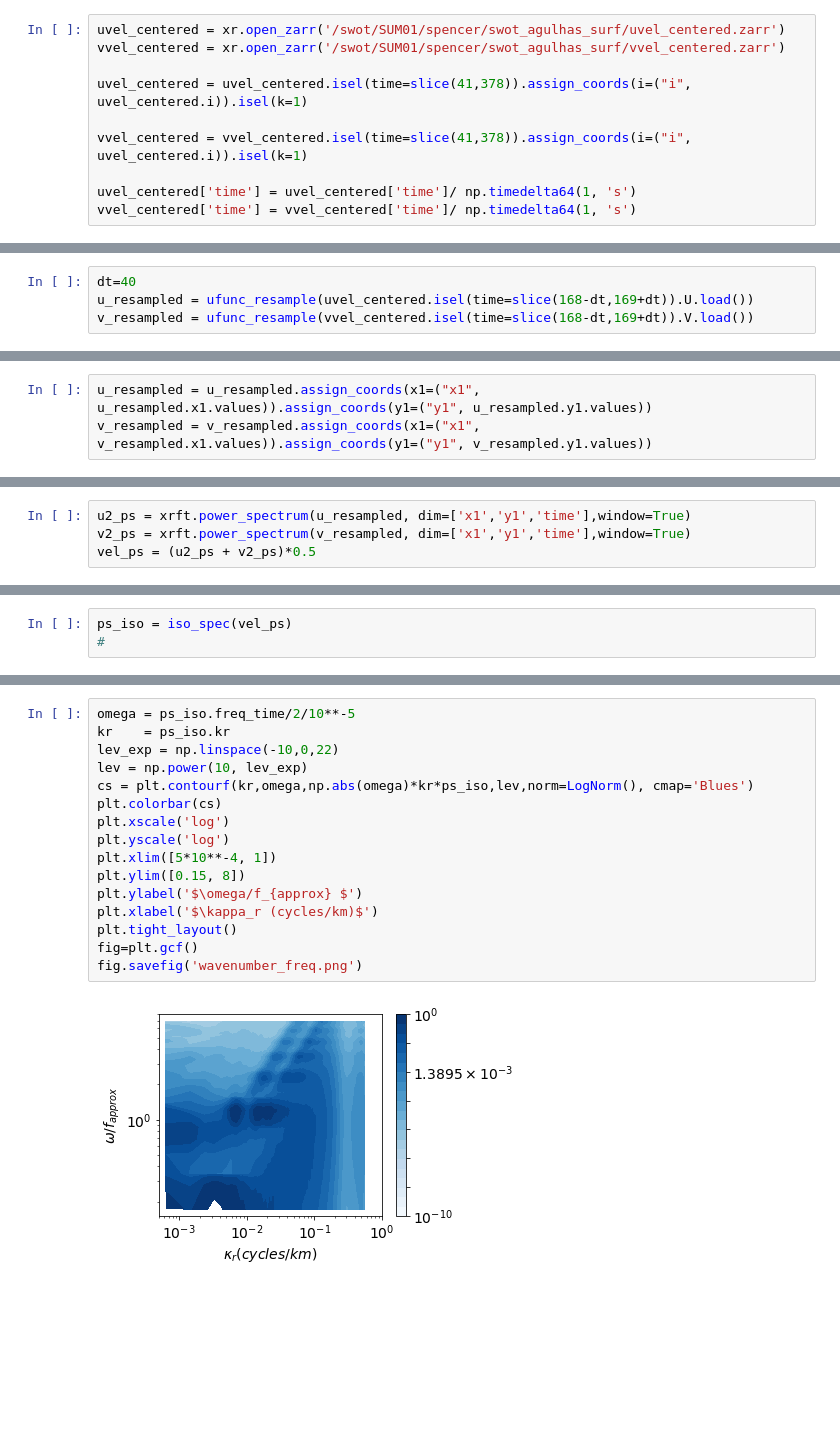
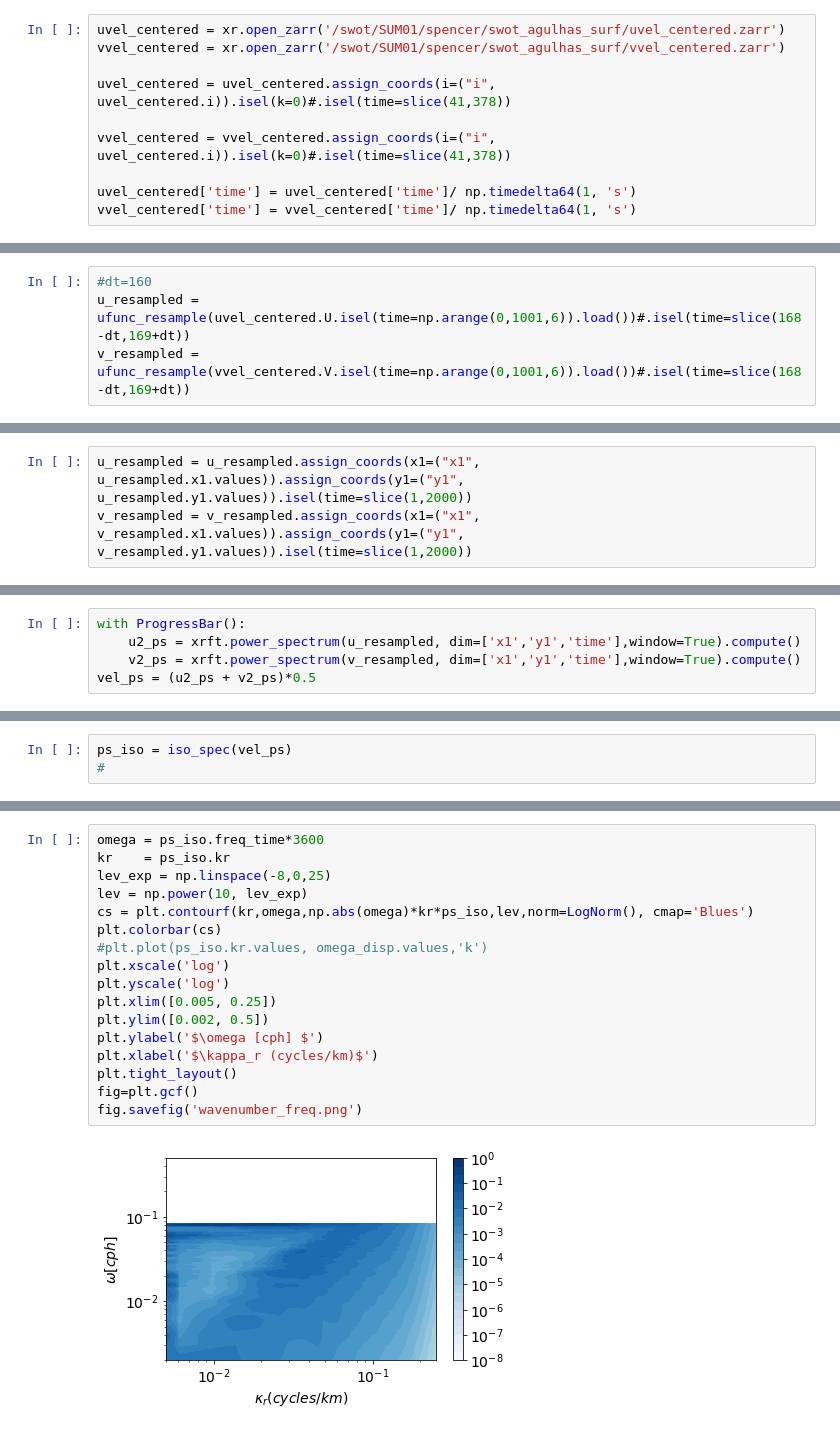
Before and after one commit to cspencerjones/separating-balanced, a Jupyter notebook: python/wavenumber_space.ipynb, the cells around one changed output, grey strips where cells are left out. Saved outputs shown, nothing was run; the diff lists cells and outputs as text; blank space fills up the shorter version.

Commit message:
Added Eulerian filtering to frequency/wavenumber spectrum

```diff
--- a/python/wavenumber_space.ipynb
+++ b/python/wavenumber_space.ipynb
@@ -15,9 +16,9 @@ plt.rcParams.update({'font.size': 14})
 uvel_centered = xr.open_zarr('/swot/SUM01/spencer/swot_agulhas_surf/uvel_centered.zarr')
 vvel_centered = xr.open_zarr('/swot/SUM01/spencer/swot_agulhas_surf/vvel_centered.zarr')
 
-uvel_centered = uvel_centered.isel(time=slice(41,378)).assign_coords(i=("i", uvel_centered.i)).isel(k=1)
+uvel_centered = uvel_centered.assign_coords(i=("i", uvel_centered.i)).isel(k=0)#.isel(time=slice(41,378))
 
-vvel_centered = vvel_centered.isel(time=slice(41,378)).assign_coords(i=("i", uvel_centered.i)).isel(k=1)
+vvel_centered = vvel_centered.assign_coords(i=("i", uvel_centered.i)).isel(k=0)#.isel(time=slice(41,378))
 
 uvel_centered['time'] = uvel_centered['time']/ np.timedelta64(1, 's')
 vvel_centered['time'] = vvel_centered['time']/ np.timedelta64(1, 's')
@@ -96,5 +89,5 @@ def ufunc_resample(data):
 # %%
-dt=40
-u_resampled = ufunc_resample(uvel_centered.isel(time=slice(168-dt,169+dt)).U.load())
-v_resampled = ufunc_resample(vvel_centered.isel(time=slice(168-dt,169+dt)).V.load())
+#dt=160
+u_resampled = ufunc_resample(uvel_centered.U.isel(time=np.arange(0,1001,6)).load())#.isel(time=slice(168-dt,169+dt))
+v_resampled = ufunc_resample(vvel_centered.V.isel(time=np.arange(0,1001,6)).load())#.isel(time=slice(168-dt,169+dt))
 # %%
@@ -105,6 +98,6 @@ u_resampled.isel(time=0).plot()
 # %%
-u_resampled = u_resampled.assign_coords(x1=("x1", u_resampled.x1.values)).assign_coords(y1=("y1", u_resampled.y1.values))
-v_resampled = v_resampled.assign_coords(x1=("x1", v_resampled.x1.values)).assign_coords(y1=("y1", v_resampled.y1.values))
+u_resampled = u_resampled.assign_coords(x1=("x1", u_resampled.x1.values)).assign_coords(y1=("y1", u_resampled.y1.values)).isel(time=slice(1,2000))
+v_resampled = v_resampled.assign_coords(x1=("x1", v_resampled.x1.values)).assign_coords(y1=("y1", v_resampled.y1.values)).isel(time=slice(1,2000))
 # %%
 u2_wavenumber = xrft.isotropic_power_spectrum(u_resampled, dim=['x1','y1'],window=True)
 v2_wavenumber = xrft.isotropic_power_spectrum(v_resampled, dim=['x1','y1'],window=True)
@@ -125,6 +118,7 @@ fig.savefig('wavenumber.png')
 # %%
-u2_ps = xrft.power_spectrum(u_resampled, dim=['x1','y1','time'],window=True)
-v2_ps = xrft.power_spectrum(v_resampled, dim=['x1','y1','time'],window=True)
+with ProgressBar():
+    u2_ps = xrft.power_spectrum(u_resampled, dim=['x1','y1','time'],window=True).compute()
+    v2_ps = xrft.power_spectrum(v_resampled, dim=['x1','y1','time'],window=True).compute()
 vel_ps = (u2_ps + v2_ps)*0.5
 # %%
 vel_ps
@@ -219,18 +217,19 @@ ps_iso = iso_spec(vel_ps)
 # %%
-omega = ps_iso.freq_time/2/10**-5
+omega = ps_iso.freq_time*3600
 kr    = ps_iso.kr
-lev_exp = np.linspace(-10,0,22)
+lev_exp = np.linspace(-8,0,25)
 lev = np.power(10, lev_exp)
 cs = plt.contourf(kr,omega,np.abs(omega)*kr*ps_iso,lev,norm=LogNorm(), cmap='Blues')
 plt.colorbar(cs)
+#plt.plot(ps_iso.kr.values, omega_disp.values,'k')
 plt.xscale('log')
 plt.yscale('log')
-plt.xlim([5*10**-4, 1])
-plt.ylim([0.15, 8])
-plt.ylabel('$\omega/f_{approx} $')
+plt.xlim([0.005, 0.25])
+plt.ylim([0.002, 0.5])
+plt.ylabel('$\omega [cph] $')
 plt.xlabel('$\kappa_r (cycles/km)$')
 plt.tight_layout()
 fig=plt.gcf()
 fig.savefig('wavenumber_freq.png')
 # %% [output]
-[figure, old version]
+[figure, new version]
```
Also changed, not shown: parts of 17 cells of this notebook, 3 other files.
